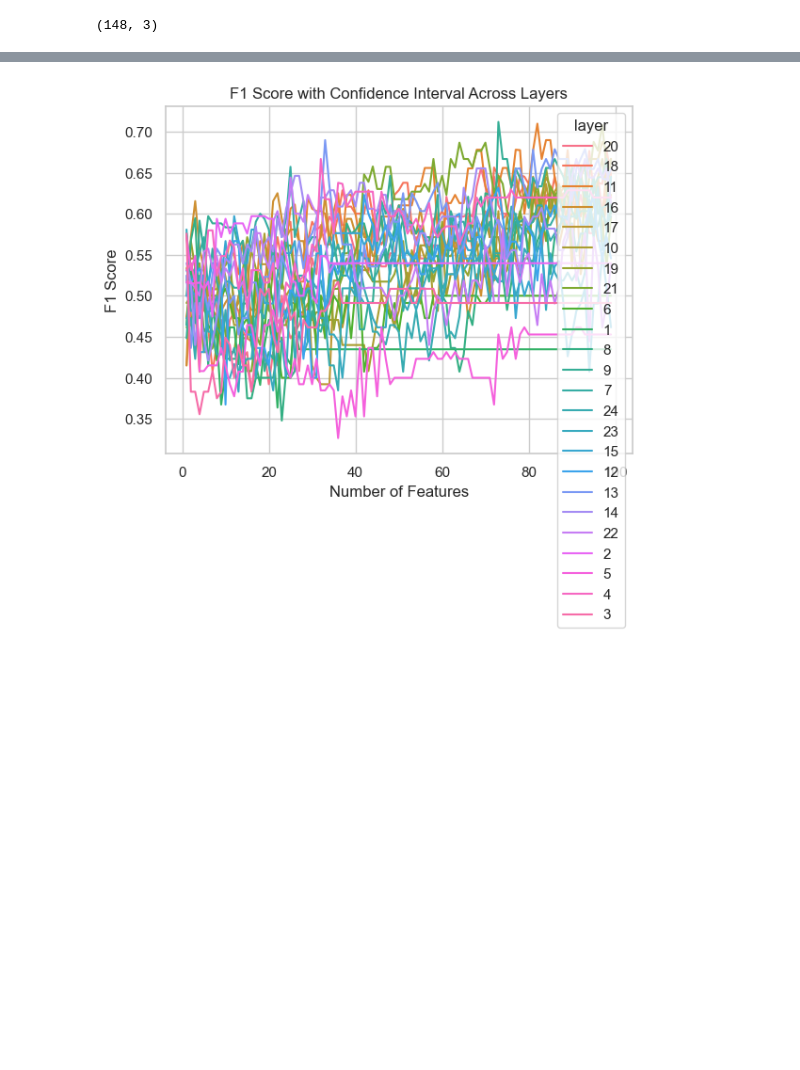
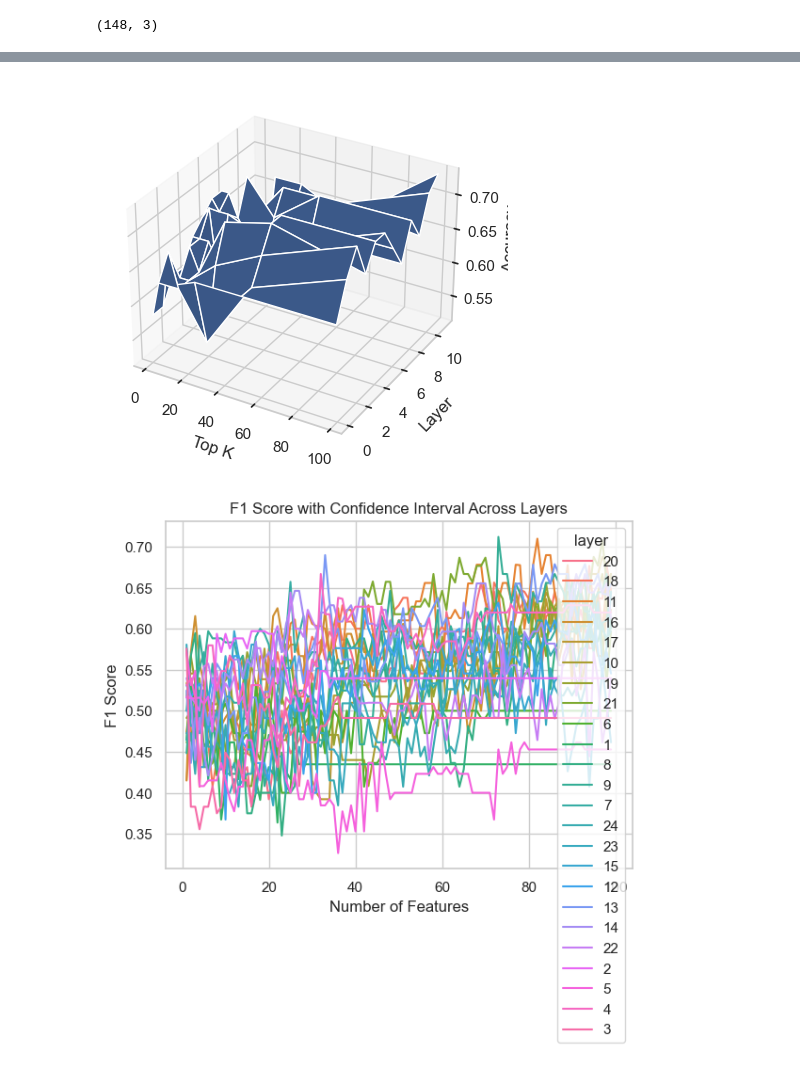
Before and after one commit to rufimelo99/SAE-Java-Bug-Detection, a Jupyter notebook: drl_patches/sparse_autoencoders/visualization.ipynb, the cells around one changed output, grey strips where cells are left out. Saved outputs shown, nothing was run; the diff lists cells and outputs as text; code cells hidden in the pictures; blank space fills up the shorter version.

```diff
--- a/drl_patches/sparse_autoencoders/visualization.ipynb
+++ b/drl_patches/sparse_autoencoders/visualization.ipynb
@@ -119,3 +115,25 @@ table
+# %%
+# plot the table in 3d
+import matplotlib.pyplot as plt
+from mpl_toolkits.mplot3d import Axes3D
+import numpy as np
+
+fig = plt.figure()
+ax = fig.add_subplot(111, projection='3d')
+
+x = np.array(table.columns)
+y = np.array(table.index)
+X, Y = np.meshgrid(x, y)
+Z = np.array(table)
+
+ax.plot_surface(X, Y, Z)
+# add axis labels
+ax.set_xlabel('Top K')
+ax.set_ylabel('Layer')
+ax.set_zlabel('Accuracy')
+plt.show()
+# %% [output]
+[figure, added]
 # %%
 import matplotlib.pyplot as plt
 import seaborn as sns
```
Also changed, not shown: parts of 4 cells of this notebook, 7 other files.
